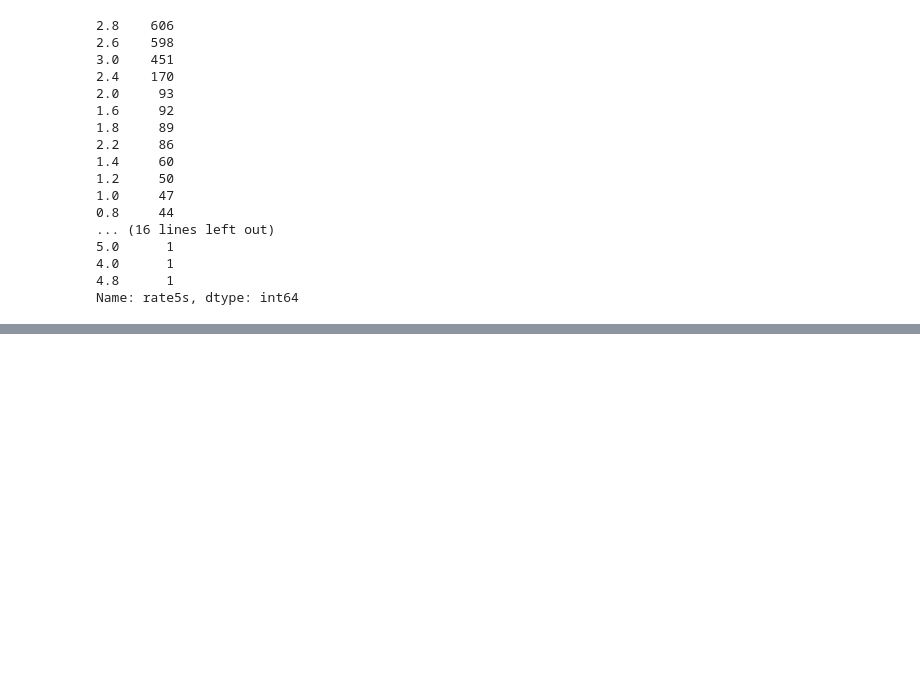
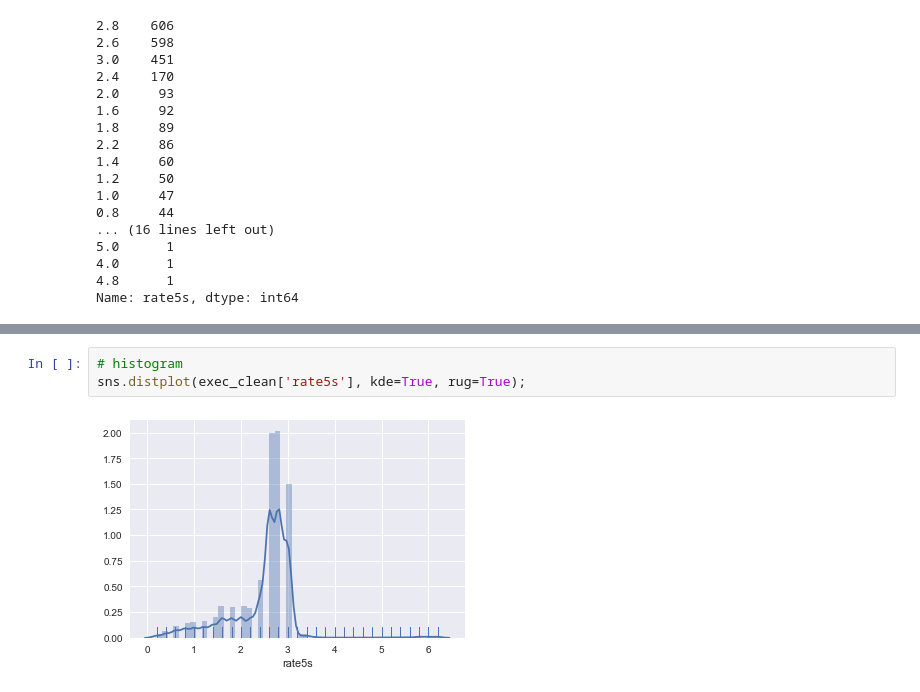
Before and after one commit to JosephKevin/TimeSeriesPrediction, a Jupyter notebook: ts_prediction_playground.ipynb, the cells around one changed output, grey strips where cells are left out. Saved outputs shown, nothing was run; the diff lists cells and outputs as text; blank space fills up the shorter version.

```diff
--- a/ts_prediction_playground.ipynb
+++ b/ts_prediction_playground.ipynb
@@ -234,0 +249,5 @@ exec_clean[(exec_clean.rate1s > 5)].sort_values(by='depth')
+# %%
+# histogram
+sns.distplot(exec_clean['rate5s'], kde=True, rug=True);
+# %% [output]
+[figure, added]
```
Also changed, not shown: parts of 7 cells of this notebook.
